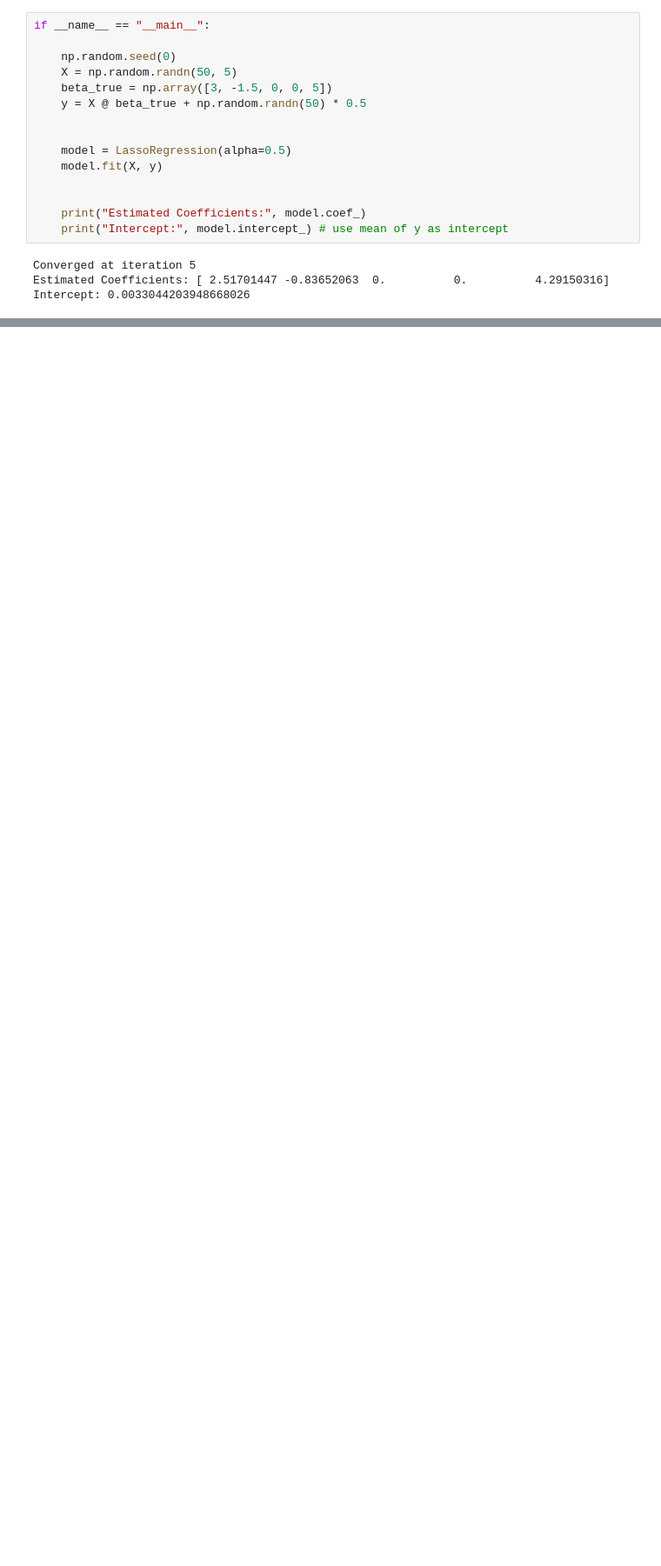
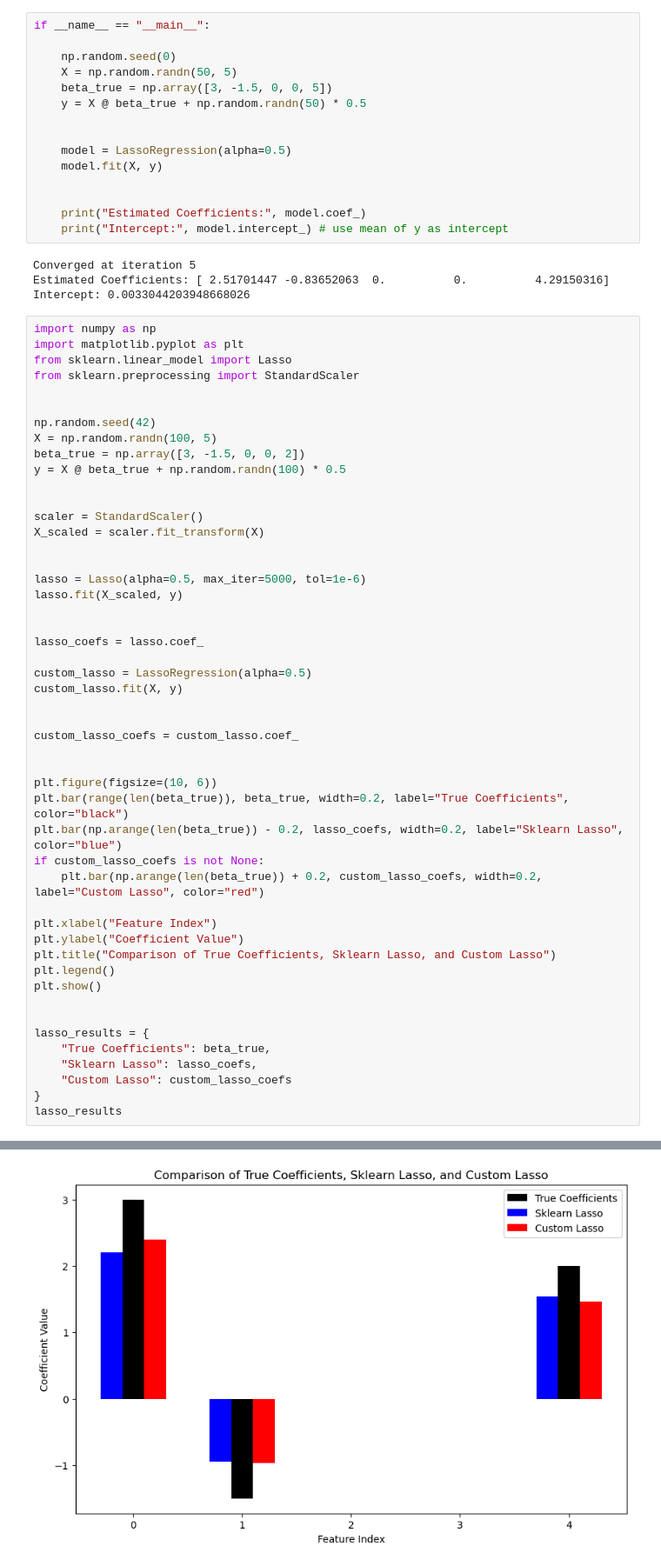
Before and after one commit to dongyul1u/code_repo, a Jupyter notebook: Lasso.ipynb, the cells around one changed output, grey strips where cells are left out. Shown at 87% size. Cells and saved outputs as stored; diff of their text form; blank space fills up the shorter version.

Commit message:
plot

```diff
--- a/Lasso.ipynb
+++ b/Lasso.ipynb
@@ -77,3 +77,53 @@ if __name__ == "__main__":
 Converged at iteration 5
 Estimated Coefficients: [ 2.51701447 -0.83652063  0.          0.          4.29150316]
 Intercept: 0.0033044203948668026
+# %%
+import numpy as np
+import matplotlib.pyplot as plt
+from sklearn.linear_model import Lasso
+from sklearn.preprocessing import StandardScaler
+
+
+np.random.seed(42)
+X = np.random.randn(100, 5)
+beta_true = np.array([3, -1.5, 0, 0, 2])
+y = X @ beta_true + np.random.randn(100) * 0.5
+
+
+scaler = StandardScaler()
+X_scaled = scaler.fit_transform(X)
+
+
+lasso = Lasso(alpha=0.5, max_iter=5000, tol=1e-6)
+lasso.fit(X_scaled, y)
+
+
+lasso_coefs = lasso.coef_
+
+custom_lasso = LassoRegression(alpha=0.5)
+custom_lasso.fit(X, y)
+
+
+custom_lasso_coefs = custom_lasso.coef_
+
+
+plt.figure(figsize=(10, 6))
+plt.bar(range(len(beta_true)), beta_true, width=0.2, label="True Coefficients", color="black")
+plt.bar(np.arange(len(beta_true)) - 0.2, lasso_coefs, width=0.2, label="Sklearn Lasso", color="blue")
+if custom_lasso_coefs is not None:
+    plt.bar(np.arange(len(beta_true)) + 0.2, custom_lasso_coefs, width=0.2, label="Custom Lasso", color="red")
+
+plt.xlabel("Feature Index")
+plt.ylabel("Coefficient Value")
+plt.title("Comparison of True Coefficients, Sklearn Lasso, and Custom Lasso")
+plt.legend()
+plt.show()
+
+
+lasso_results = {
+    "True Coefficients": beta_true,
+    "Sklearn Lasso": lasso_coefs,
+    "Custom Lasso": custom_lasso_coefs
+}
+lasso_results
+# %% [output]
@@ -79,0 +131 @@ Intercept: 0.0033044203948668026
+[figure, added]
```
Also changed, not shown: parts of 1 cell of this notebook.
